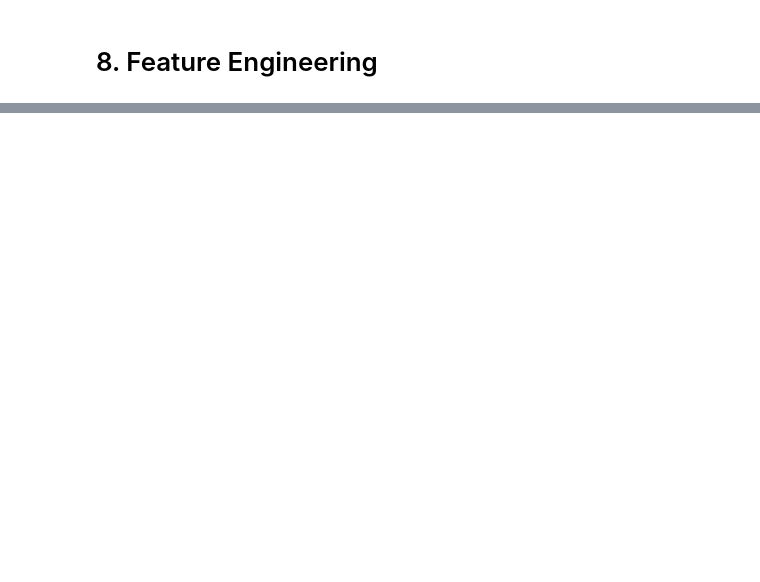
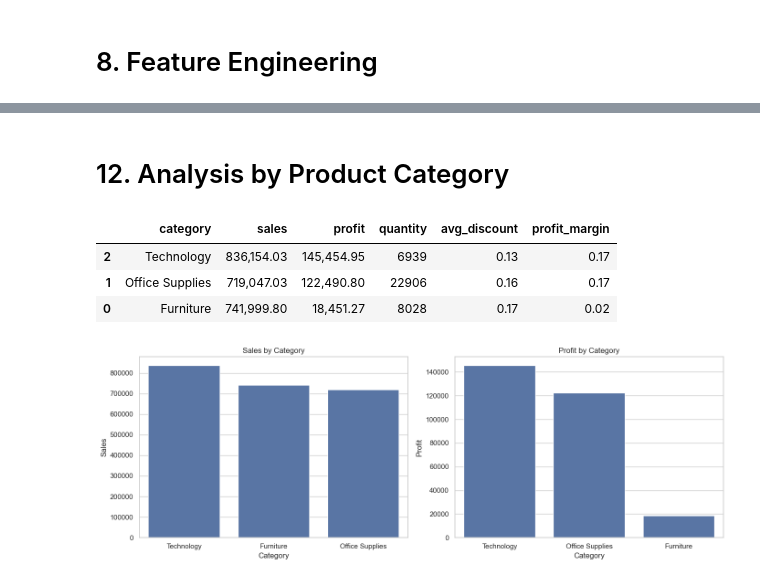
Before and after one commit to soneca3101/superstore-business-eda, a Jupyter notebook: superstore-business-eda/notebooks/business_eda_superstore.ipynb, the cells around one changed output, grey strips where cells are left out. Saved outputs shown, nothing was run; the diff lists cells and outputs as text; code cells hidden in the pictures; blank space fills up the shorter version.

```diff
--- a/superstore-business-eda/notebooks/business_eda_superstore.ipynb
+++ b/superstore-business-eda/notebooks/business_eda_superstore.ipynb
@@ -218,0 +366,49 @@ df["profit_margin"] = np.where(
+# %% [markdown]
+# 12. Analysis by Product Category
+# %%
+category_summary = (
+    df.groupby("category")
+    .agg(
+        sales=("sales", "sum"),
+        profit=("profit", "sum"),
+        quantity=("quantity", "sum"),
+        avg_discount=("discount", "mean")
+    )
+    .reset_index()
+)
+
+category_summary["profit_margin"] = category_summary["profit"] / category_summary["sales"]
+
+category_summary.sort_values("profit", ascending=False)
+# %% [output]
+|  | category | sales | profit | quantity | avg_discount | profit_margin |
+| 2 | Technology | 836,154.03 | 145,454.95 | 6939 | 0.13 | 0.17 |
+| 1 | Office Supplies | 719,047.03 | 122,490.80 | 22906 | 0.16 | 0.17 |
+| 0 | Furniture | 741,999.80 | 18,451.27 | 8028 | 0.17 | 0.02 |
+# %%
+fig, ax = plt.subplots(1, 2, figsize=(14, 5))
+
+sns.barplot(
+    data=category_summary.sort_values("sales", ascending=False),
+    x="category",
+    y="sales",
+    ax=ax[0]
+)
+ax[0].set_title("Sales by Category")
+ax[0].set_xlabel("Category")
+ax[0].set_ylabel("Sales")
+
+sns.barplot(
+    data=category_summary.sort_values("profit", ascending=False),
+    x="category",
+    y="profit",
+    ax=ax[1]
+)
+ax[1].set_title("Profit by Category")
+ax[1].set_xlabel("Category")
+ax[1].set_ylabel("Profit")
+
+plt.tight_layout()
+plt.show()
+# %% [output]
+[figure, added]
```
Also changed, not shown: parts of 42 cells of this notebook, 3 other files.
